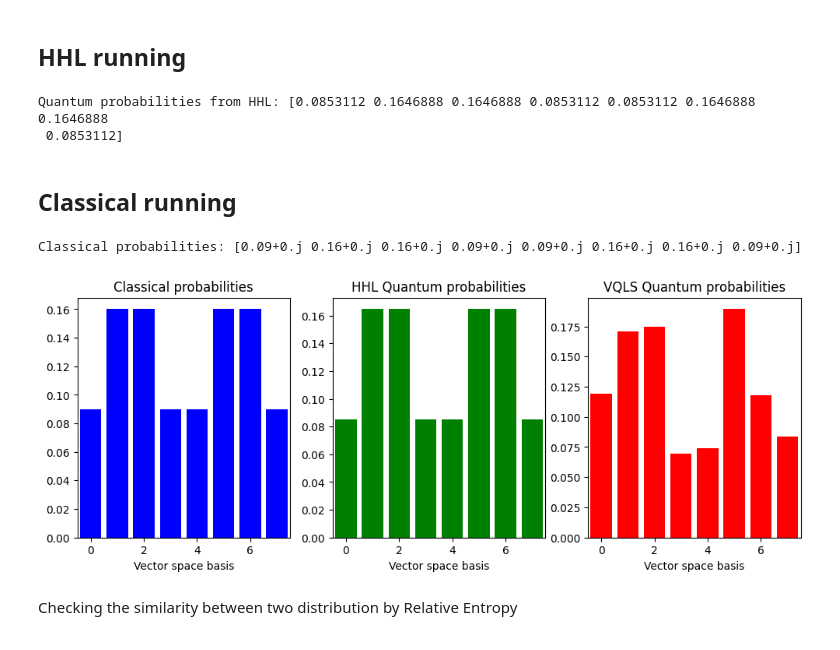
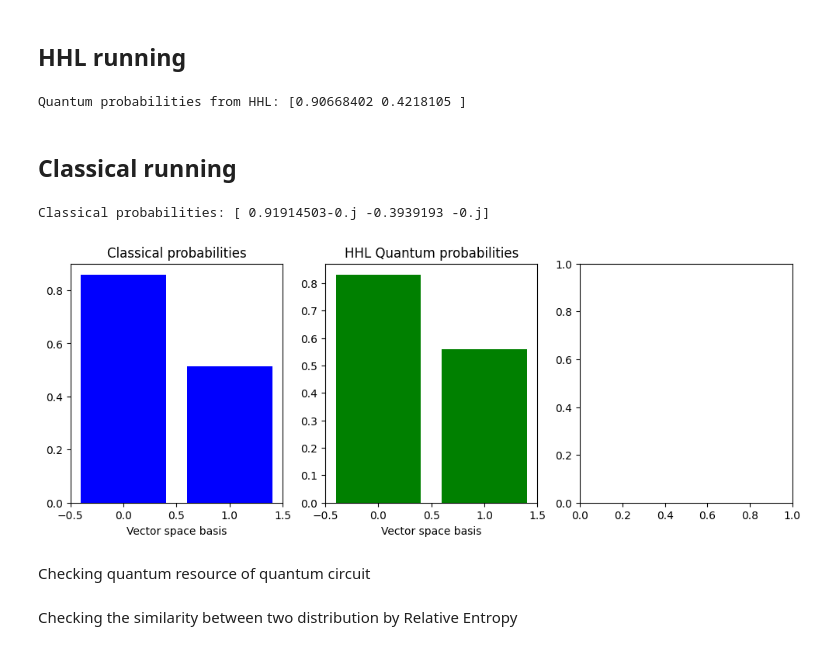
Before and after one commit to yuri4029/quantwatt, a Jupyter notebook: QuantAlgorithm_Code/Quantum_Power_Flow_Algorithm.ipynb, the cells around one changed output. Drawn from its saved outputs; the diff is of its cells as text; code cells hidden in the pictures.

```diff
--- a/QuantAlgorithm_Code/Quantum_Power_Flow_Algorithm.ipynb
+++ b/QuantAlgorithm_Code/Quantum_Power_Flow_Algorithm.ipynb
@@ -326,21 +432,21 @@ def VQLS(init_weights, steps=steps, eta=eta):
     return w, cost_history
 # %% [markdown]
 # Comparing Linear Solver Methods
+# %%
+# Example: 2-qubit Hermitian matrix
+A = B_double_prime
+Init_vector = [0.03,-0.02] # np.ones(dim) / np.sqrt(dim) # Vector Initial state |b>
+# Ensure it's Hermitian
+assert np.allclose(A, A.conj().T)
+# Decompose the Hermitian matrix into Pauli operators
+hamiltonian = qml.pauli_decompose(A)
+# Coefficients of the linear combination A = c_0 A_0 + c_1 A_1 ...
+coupling = hamiltonian.coeffs
+layers_ansatz = 2  # Number of layers in the ansatz
+# Initialize the quantum weights
+init_weights = 0.01 * np.random.randn(n_qubits * layers_ansatz, requires_grad=True)
 # %% [markdown]
 ## VQSL running
-# %%
-# Example: 2-qubit Hermitian matrix
-A = B_double_prime
-Init_vector = np.ones(dim) / np.sqrt(dim) # Vector Initial state |b>
-# Ensure it's Hermitian
-assert np.allclose(A, A.conj().T)
-# Decompose the Hermitian matrix into Pauli operators
-hamiltonian = qml.pauli_decompose(A)
-# Coefficients of the linear combination A = c_0 A_0 + c_1 A_1 ...
-coupling = hamiltonian.coeffs
-layers_ansatz = 2  # Number of layers in the ansatz
-# Initialize the quantum weights
-init_weights = 0.01 * np.random.randn(n_qubits * layers_ansatz, requires_grad=True)
 # %%
 # Prepare a new quantum device for sampling define the associated qnode circuit
 dev_x = qml.device("default.qubit", wires=tot_qubits_VQLS)
@@ -409,39 +516,41 @@ Quantum probabilities for VQLS: [0.11944558 0.17083993 0.17487389 0.0697394  0.0
 # %%
 B_double_prime_HHL = -np.array(B_double_prime)
 # %%
-probs_HHL = hhl_al(B_double_prime, Init_vector)
+probs_HHL = hhl_al(B_double_prime_HHL, Init_vector)
 print("Quantum probabilities from HHL:", probs_HHL)
 # %% [output]
-Quantum probabilities from HHL: [0.0853112 0.1646888 0.1646888 0.0853112 0.0853112 0.1646888 0.1646888
- 0.0853112]
+Quantum probabilities from HHL: [0.90668402 0.4218105 ]
 # %% [markdown]
 ## Classical running
 # %%
 probs_cl = CLS(B_double_prime, Init_vector)
 # In order to compare x with the quantum state |x>, we normalize and square its elements.
-probs_cl = (probs_cl / np.linalg.norm(probs_cl)) ** 2
+probs_cl = (probs_cl / np.linalg.norm(probs_cl))
+probs_cl = - np.array(probs_cl)
 print("Classical probabilities:", probs_cl)
 # %% [output]
-Classical probabilities: [0.09+0.j 0.16+0.j 0.16+0.j 0.09+0.j 0.09+0.j 0.16+0.j 0.16+0.j 0.09+0.j]
+Classical probabilities: [ 0.91914503-0.j -0.3939193 -0.j]
 # %%
 # Graphically visualize both distributions.
 fig, (ax1, ax2, ax3) = plt.subplots(1, 3, figsize=(12, 4))
 
 ax1.bar(np.arange(0, 2 ** n_qubits), probs_cl, color="blue")
 ax1.set_xlim(-0.5, 2 ** n_qubits - 0.5)
 ax1.set_xlabel("Vector space basis")
 ax1.set_title("Classical probabilities")
 
 ax2.bar(np.arange(0, 2 ** n_qubits), probs_HHL, color="green")
 ax2.set_xlim(-0.5, 2 ** n_qubits - 0.5)
 ax2.set_xlabel("Vector space basis")
 ax2.set_title("HHL Quantum probabilities")
 
-ax3.bar(np.arange(0, 2 ** n_qubits), probs_VQLS, color="red")
-ax3.set_xlim(-0.5, 2 ** n_qubits - 0.5)
-ax3.set_xlabel("Vector space basis")
-ax3.set_title("VQLS Quantum probabilities")
+# ax3.bar(np.arange(0, 2 ** n_qubits), probs_VQLS, color="red")
+# ax3.set_xlim(-0.5, 2 ** n_qubits - 0.5)
+# ax3.set_xlabel("Vector space basis")
+# ax3.set_title("VQLS Quantum probabilities")
 
 plt.show()
 # %% [output]
-[figure, old version]
+[figure, new version]
+# %% [markdown]
+Checking quantum resource of quantum circuit
```
Also changed, not shown: parts of 18 cells of this notebook, 4 other files.
